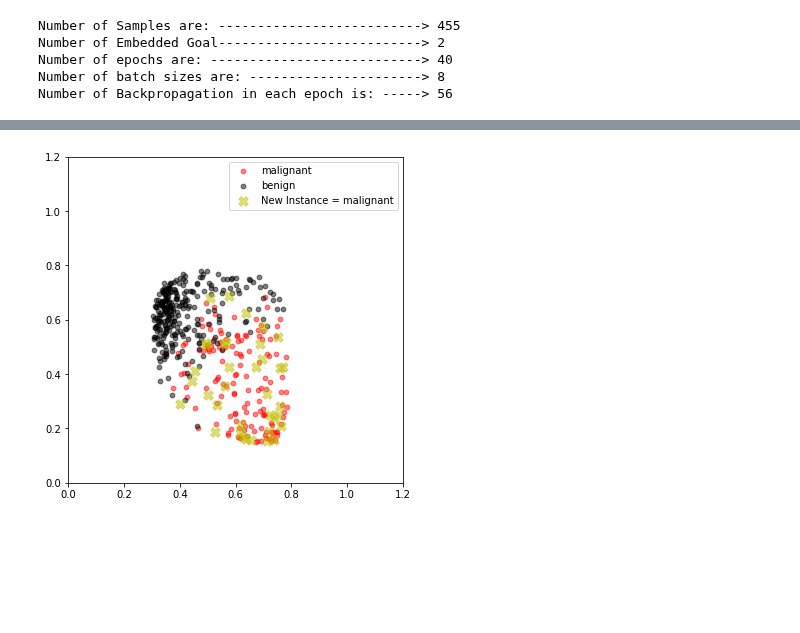
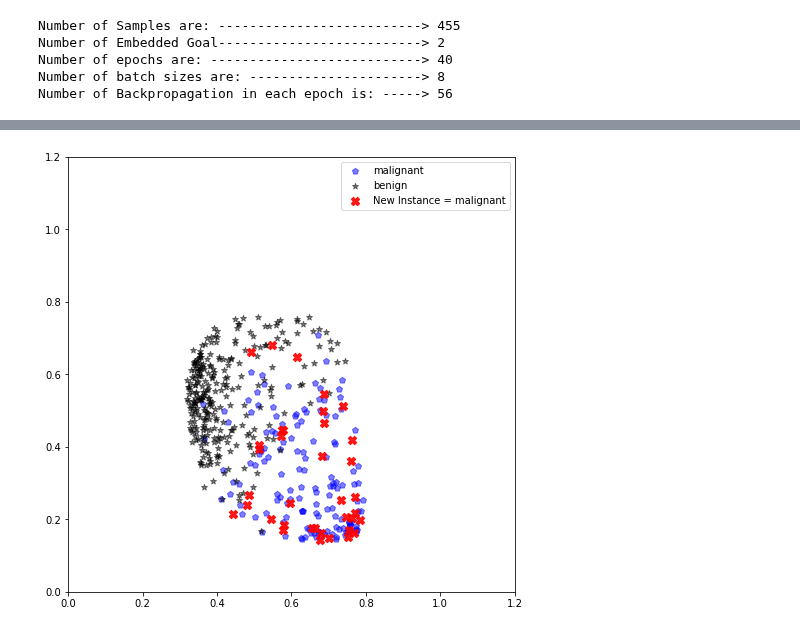
Before and after one commit to saman-nia/Deep-Learning-for-Dimensionality-Reduction, a Jupyter notebook: Dense Matrix Dimensionality Reduction/Comparing_with_breast_cancer.ipynb, the cells around one changed output, grey strips where cells are left out. Drawn from its saved outputs; the diff is of its cells as text; code cells hidden in the pictures; blank space fills up the shorter version.

Commit message:
Test the Model with Breast Cancer Dataset

```diff
--- a/Dense Matrix Dimensionality Reduction/Comparing_with_breast_cancer.ipynb
+++ b/Dense Matrix Dimensionality Reduction/Comparing_with_breast_cancer.ipynb
@@ -550,42 +550,42 @@ for num in range(n_groups):
   plt.subplot(2,4,1)
   plt.scatter([X_pca[:,0][i] for i in range(len(pred_KMeans_pca)) if pred_KMeans_pca[i] == num],
               [X_pca[:,1][i] for i in range(len(pred_KMeans_pca)) if pred_KMeans_pca[i] == num],
-              90, color = sorted_color[num], alpha=0.5, marker='p')
+              90, color = sorted_color[num], alpha=0.5, marker=markers_list[num])
   plt.title(('PCA NMI Score: {:0.2f}').format(nmi_KMeans_pca*100))
   plt.subplot(2,4,2)
   plt.scatter([X_KPCA[:,0][i] for i in range(len(pred_KMeans_KPCA)) if pred_KMeans_KPCA[i] == num],
               [X_KPCA[:,1][i] for i in range(len(pred_KMeans_KPCA)) if pred_KMeans_KPCA[i] == num],
-              90, color = sorted_color[num], alpha=0.5, marker='p')
+              90, color = sorted_color[num], alpha=0.5, marker=markers_list[num])
   plt.title(('KPCA NMI Score: {:0.2f}').format(nmi_KMeans_KPCA*100))
   plt.subplot(2,4,3)
   plt.scatter([X_LLE[:,0][i] for i in range(len(pred_KMeans_LLE)) if pred_KMeans_LLE[i] == num],
               [X_LLE[:,1][i] for i in range(len(pred_KMeans_LLE)) if pred_KMeans_LLE[i] == num],
-              90, color = sorted_color[num], alpha=0.5, marker='p')
+              90, color = sorted_color[num], alpha=0.5, marker=markers_list[num])
   plt.title(('LLE NMI Score: {:0.2f}').format(nmi_KMeans_LLE*100))
   plt.subplot(2,4,4)
   plt.scatter([X_isomap[:,0][i] for i in range(len(pred_KMeans_isomap)) if pred_KMeans_isomap[i] == num],
               [X_isomap[:,1][i] for i in range(len(pred_KMeans_isomap)) if pred_KMeans_isomap[i] == num],
-              90, color = sorted_color[num], alpha=0.5, marker='p')
+              90, color = sorted_color[num], alpha=0.5, marker=markers_list[num])
   plt.title(('Isomap NMI Score: {:0.2f}').format(nmi_KMeans_isomap*100))
   plt.subplot(2,4,5)
   plt.scatter([X_tsne[:,0][i] for i in range(len(pred_KMeans_tsne)) if pred_KMeans_tsne[i] == num],
               [X_tsne[:,1][i] for i in range(len(pred_KMeans_tsne)) if pred_KMeans_tsne[i] == num],
-              90, color = sorted_color[num], alpha=0.5, marker='p')
+              90, color = sorted_color[num], alpha=0.5, marker=markers_list[num])
   plt.title(('TSNE NMI Score: {:0.2f}').format(nmi_KMeans_tsne*100))
   plt.subplot(2,4,6)
   plt.scatter([X_spec_embed[:,0][i] for i in range(len(pred_KMeans_spec_embed)) if pred_KMeans_spec_embed[i] == num],
               [X_spec_embed[:,1][i] for i in range(len(pred_KMeans_spec_embed)) if pred_KMeans_spec_embed[i] == num],
-              90, color = sorted_color[num], alpha=0.5, marker='p')
+              90, color = sorted_color[num], alpha=0.5, marker=markers_list[num])
   plt.title(('Spectral Embedding NMI Score: {:0.2f}').format(nmi_KMeans_spec_embed*100))
   plt.subplot(2,4,7)
   plt.scatter([X_umap[:,0][i] for i in range(len(pred_KMeans_umap)) if pred_KMeans_umap[i] == num],
               [X_umap[:,1][i] for i in range(len(pred_KMeans_umap)) if pred_KMeans_umap[i] == num],
-              90, color = sorted_color[num], alpha=0.5, marker='p')
+              90, color = sorted_color[num], alpha=0.5, marker=markers_list[num])
   plt.title(('UMap NMI Score: {:0.2f}').format(nmi_KMeans_spec_embed*100))
   plt.subplot(2,4,8)
   plt.scatter([ae_codes[:,0][i] for i in range(len(pred_KMeans_code)) if pred_KMeans_code[i] == num],
               [ae_codes[:,1][i] for i in range(len(pred_KMeans_code)) if pred_KMeans_code[i] == num],
-              90, color = sorted_color[num], alpha=0.5, marker='p')
+              90, color = sorted_color[num], alpha=0.5, marker=markers_list[num])
   plt.title(('Auto-Encoder NMI Score: {:0.2f}').format(nmi_KMeans_code*100))
 plt.show()
 # %% [output]
@@ -662,26 +663,27 @@ def new_sample(similarity, X, y):
     data[index] = X[i]
     labels[index] = n_groups
   categories_lables_test.append('New Instance = ' + list_target_name[(y[0])])
-  markers_list_test.append("X")
-  sorted_color_test.append("y")
-
   Similarity_X_test = Similarity_Dataset_Iterator(data, labels, similarity, similarity_method)
-  return Similarity_X_test, categories_lables_test, markers_list_test, sorted_color_test
+  return Similarity_X_test, categories_lables_test, markers_list_test
 # %%
-train_set_test, categories_lables_test, markers_list_test, sorted_color_test = new_sample(
+train_set_test, categories_lables_test, markers_list_test = new_sample(
     Similarity_Graph(), X_test, y_test)
 # %%
 data_set_test, labels_set_test = train_set_test.whole_dataset() #---- Allocation of data and labels
 ae_codes_test = sess.run(code, feed_dict={x: data_set_test, mode_train: False})
+# %%
+alpha = [0.5, 0.5, 0.9]
+size = [40, 40, 70]
+color_new = ['b', 'k', 'r']
 # %%
-plt.figure(figsize=(6,6))
+plt.figure(figsize=(8,8))
 for num in range(n_groups+1):
   plt.ylim(bottom=0, top=1.2)
   plt.xlim(left=0, right=1.2)
   plt.scatter([ae_codes_test[:,0][i] for i in range(len(labels_set_test)) if labels_set_test[i] == num],
               [ae_codes_test[:,1][i] for i in range(len(labels_set_test)) if labels_set_test[i] == num],
-              90, label=categories_lables_test[num], color = sorted_color_test[num], alpha=0.5, marker=markers_list_test[num])
+              size[num], label=categories_lables_test[num], color = color_new[num], alpha=alpha[num], marker=markers_list_test[num])
   plt.legend(loc='best')
 plt.show()
 # %% [output]
-[figure, old version]
+[figure, new version]
```
Also changed, not shown: parts of 7 cells of this notebook.
